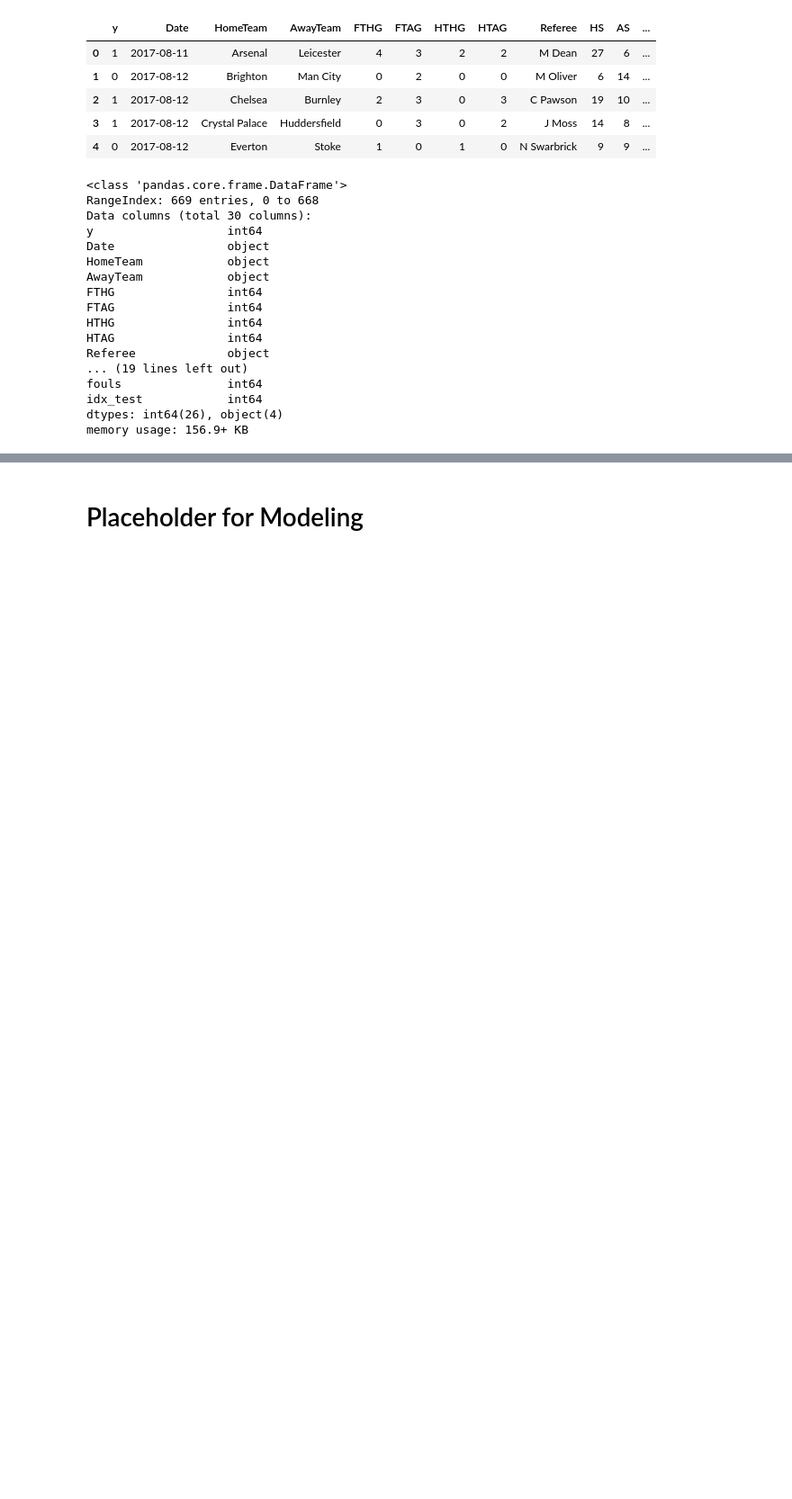
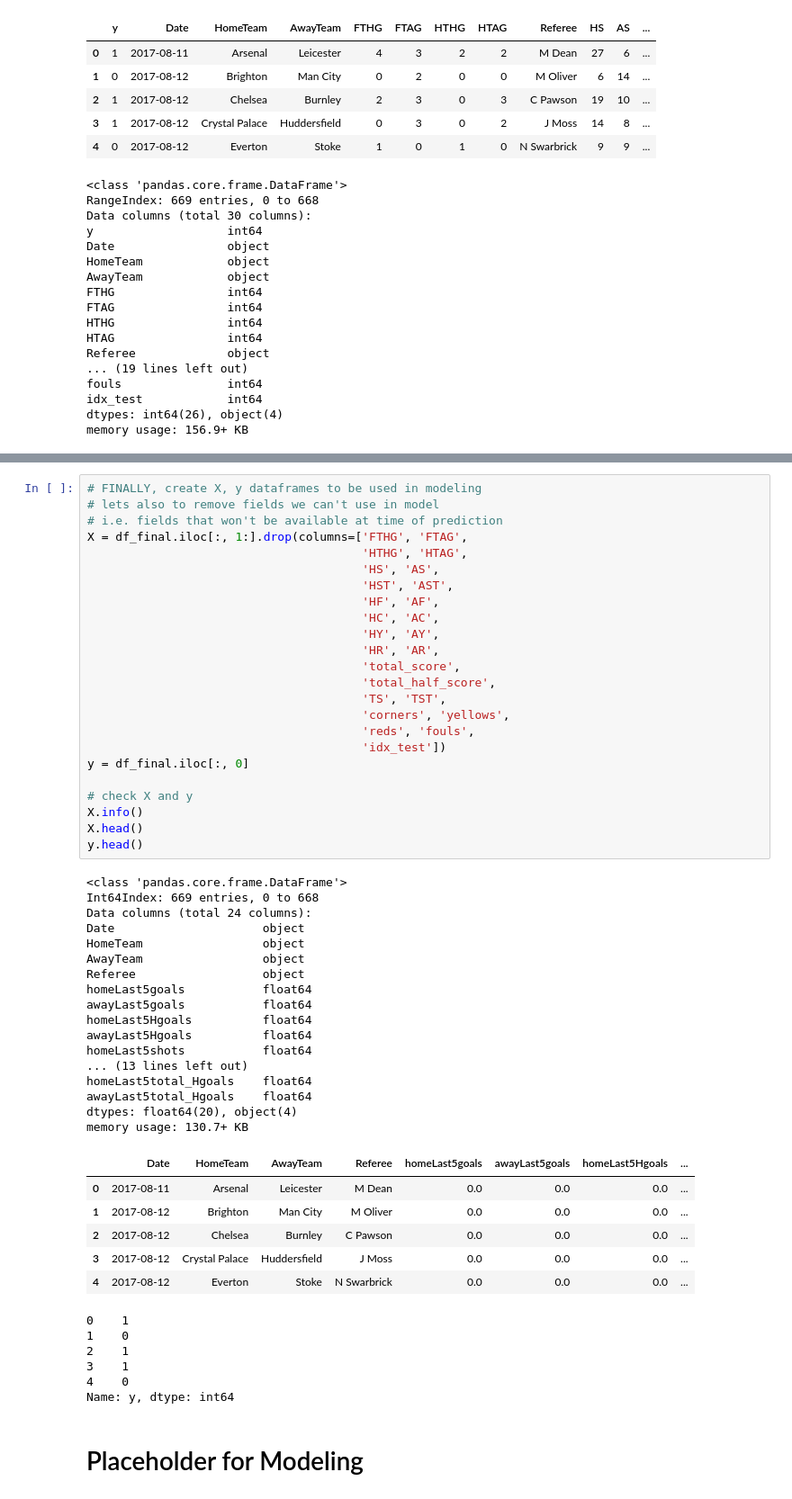
Before and after one commit to DataDavD/ddapp, a Jupyter notebook: ddapp/model.ipynb, the cells around one changed output, grey strips where cells are left out. Shown at 90% size. Saved outputs shown, nothing was run; the diff lists cells and outputs as text; blank space fills up the shorter version.

```diff
--- a/ddapp/model.ipynb
+++ b/ddapp/model.ipynb
@@ -1045,3 +1090,57 @@ query = """select a.*,
+# %%
+# FINALLY, create X, y dataframes to be used in modeling
+# lets also to remove fields we can't use in model
+# i.e. fields that won't be available at time of prediction
+X = df_final.iloc[:, 1:].drop(columns=['FTHG', 'FTAG',
+                                       'HTHG', 'HTAG',
+                                       'HS', 'AS',
+                                       'HST', 'AST',
+                                       'HF', 'AF',
+                                       'HC', 'AC',
+                                       'HY', 'AY',
+                                       'HR', 'AR',
+                                       'total_score',
+                                       'total_half_score',
+                                       'TS', 'TST',
+                                       'corners', 'yellows',
+                                       'reds', 'fouls',
+                                       'idx_test'])
+y = df_final.iloc[:, 0]
+
+# check X and y
+X.info()
+X.head()
+y.head()
+# %% [output]
+<class 'pandas.core.frame.DataFrame'>
+Int64Index: 669 entries, 0 to 668
+Data columns (total 24 columns):
+Date                     object
+HomeTeam                 object
+AwayTeam                 object
+Referee                  object
+homeLast5goals           float64
+awayLast5goals           float64
+homeLast5Hgoals          float64
+awayLast5Hgoals          float64
+homeLast5shots           float64
+... (13 lines left out)
+homeLast5total_Hgoals    float64
+awayLast5total_Hgoals    float64
+dtypes: float64(20), object(4)
+memory usage: 130.7+ KB
+|  | Date | HomeTeam | AwayTeam | Referee | homeLast5goals | awayLast5goals | homeLast5Hgoals | ... |
+| 0 | 2017-08-11 | Arsenal | Leicester | M Dean | 0.0 | 0.0 | 0.0 | ... |
+| 1 | 2017-08-12 | Brighton | Man City | M Oliver | 0.0 | 0.0 | 0.0 | ... |
+| 2 | 2017-08-12 | Chelsea | Burnley | C Pawson | 0.0 | 0.0 | 0.0 | ... |
+| 3 | 2017-08-12 | Crystal Palace | Huddersfield | J Moss | 0.0 | 0.0 | 0.0 | ... |
+| 4 | 2017-08-12 | Everton | Stoke | N Swarbrick | 0.0 | 0.0 | 0.0 | ... |
+0    1
+1    0
+2    1
+3    1
+4    0
+Name: y, dtype: int64
 # %% [markdown]
 # Placeholder for Modeling
 # %%
```
Also changed, not shown: parts of 17 cells of this notebook.
